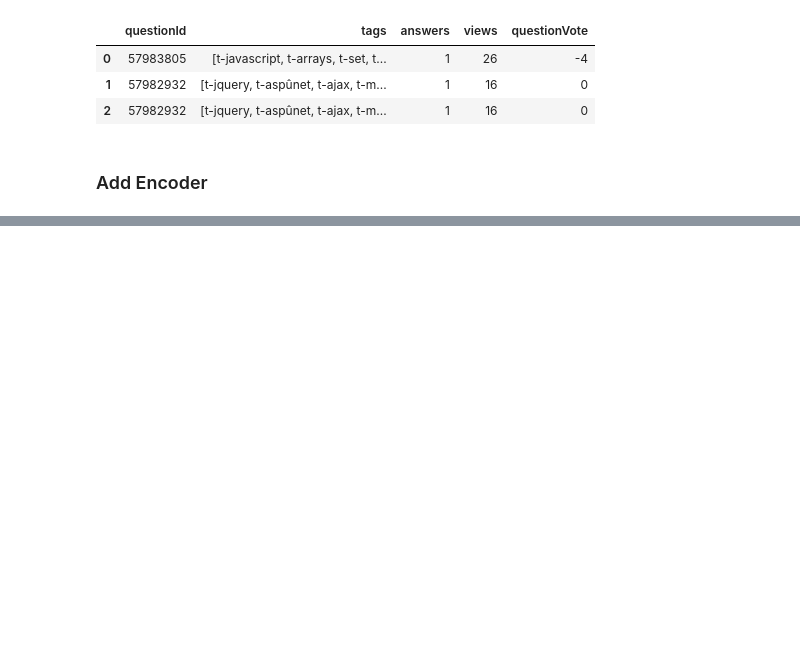
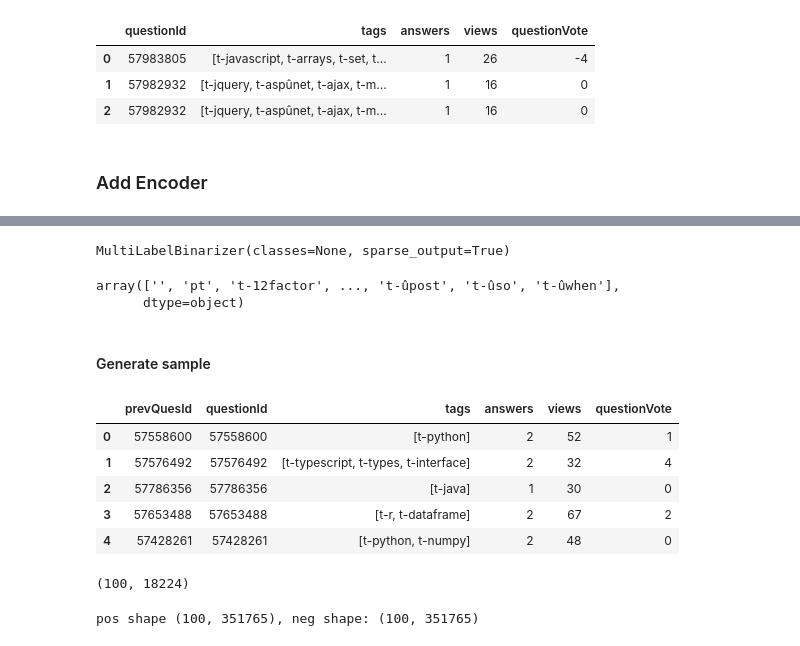
Before and after one commit to noaRricky/seq-rmd-crowdsourcing, a Jupyter notebook: notebooks/dataset/stackoverflow.ipynb, the cells around one changed output, grey strips where cells are left out. Cells and saved outputs as stored; diff of their text form; code cells hidden in the pictures; blank space fills up the shorter version.

```diff
--- a/notebooks/dataset/stackoverflow.ipynb
+++ b/notebooks/dataset/stackoverflow.ipynb
@@ -674,0 +675,40 @@ MultiLabelBinarizer(classes=None, sparse_output=True)
+# %%
+tags_binzer.fit(ques_df['tags'])
+tags_binzer
+# %% [output]
+MultiLabelBinarizer(classes=None, sparse_output=True)
+# %%
+tags_binzer.classes_
+# %% [output]
+array(['', 'pt', 't-12factor', ..., 't-ûpost', 't-ûso', 't-ûwhen'],
+      dtype=object)
+# %% [markdown]
+#### Generate sample
+# %%
+df = item_df.sample(n=100)
+# %%
+# Generate feature dataframe
+pos_df: pd.DataFrame = pd.merge(left=df[['questionId']],
+                                right=ques_df,
+                                on='questionId',
+                                how='inner')
+prev_df = pd.merge(left=df[['prevQuesId']],
+                   right=ques_df,
+                   left_on='prevQuesId',
+                   right_on='questionId',
+                   how='inner')
+neg_df = ques_df.sample(df.shape[0])
+# %%
+prev_df.head()
+# %% [output]
+|  | prevQuesId | questionId | tags | answers | views | questionVote |
+| 0 | 57558600 | 57558600 | [t-python] | 2 | 52 | 1 |
+| 1 | 57576492 | 57576492 | [t-typescript, t-types, t-interface] | 2 | 32 | 4 |
+| 2 | 57786356 | 57786356 | [t-java] | 1 | 30 | 0 |
+| 3 | 57653488 | 57653488 | [t-r, t-dataframe] | 2 | 67 | 2 |
+| 4 | 57428261 | 57428261 | [t-python, t-numpy] | 2 | 48 | 0 |
+# %%
+tags_mat = tags_binzer.transform(pos_df['tags'])
+tags_mat.shape
+# %% [output]
+(100, 18224)
@@ -674,0 +736,4 @@ MultiLabelBinarizer(classes=None, sparse_output=True)
+# %%
+print(f"pos shape {pos_mat.shape}, neg shape: {neg_mat.shape}")
+# %% [output]
+pos shape (100, 351765), neg shape: (100, 351765)
```
Also changed, not shown: parts of 10 cells of this notebook, 4 other files.
